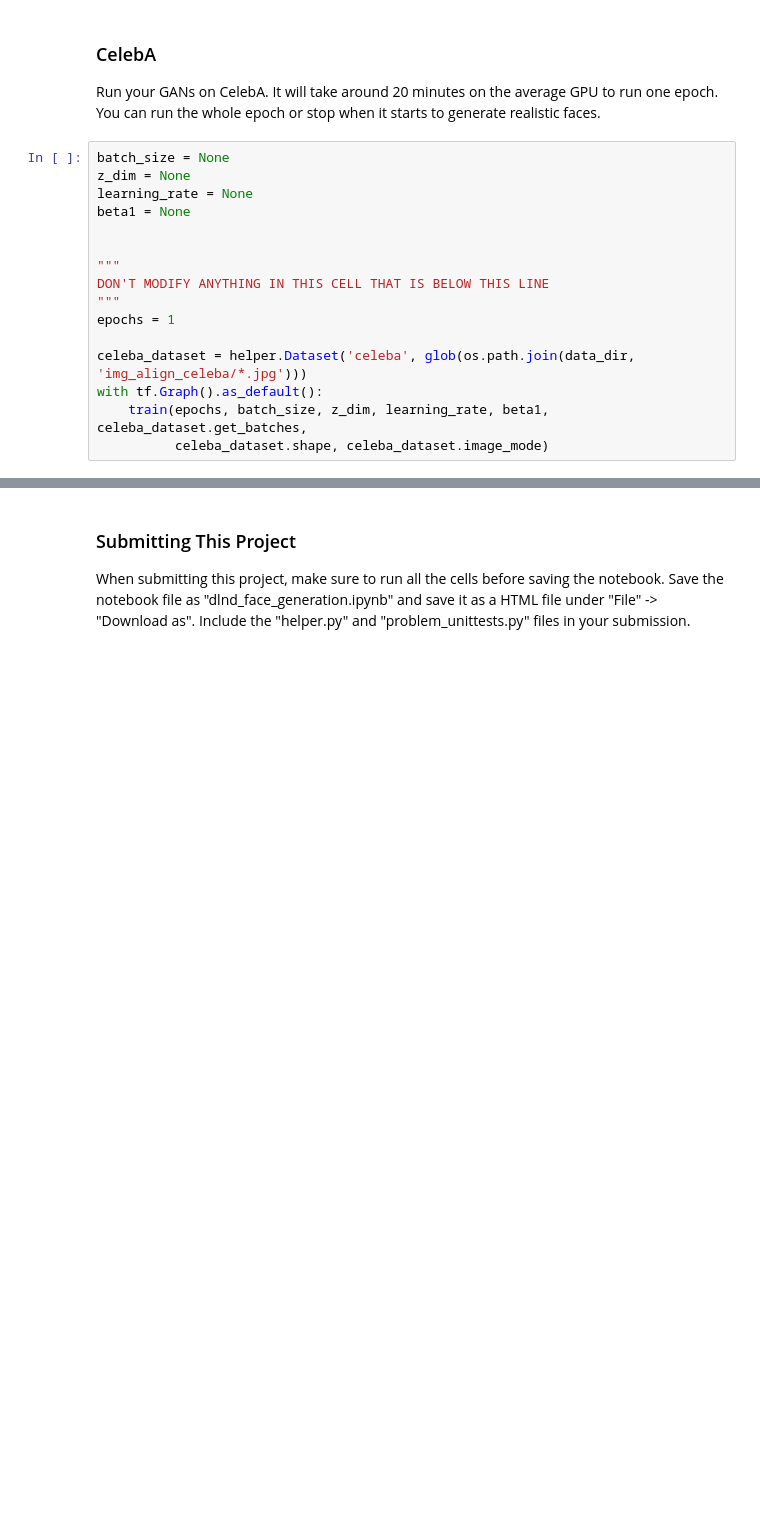
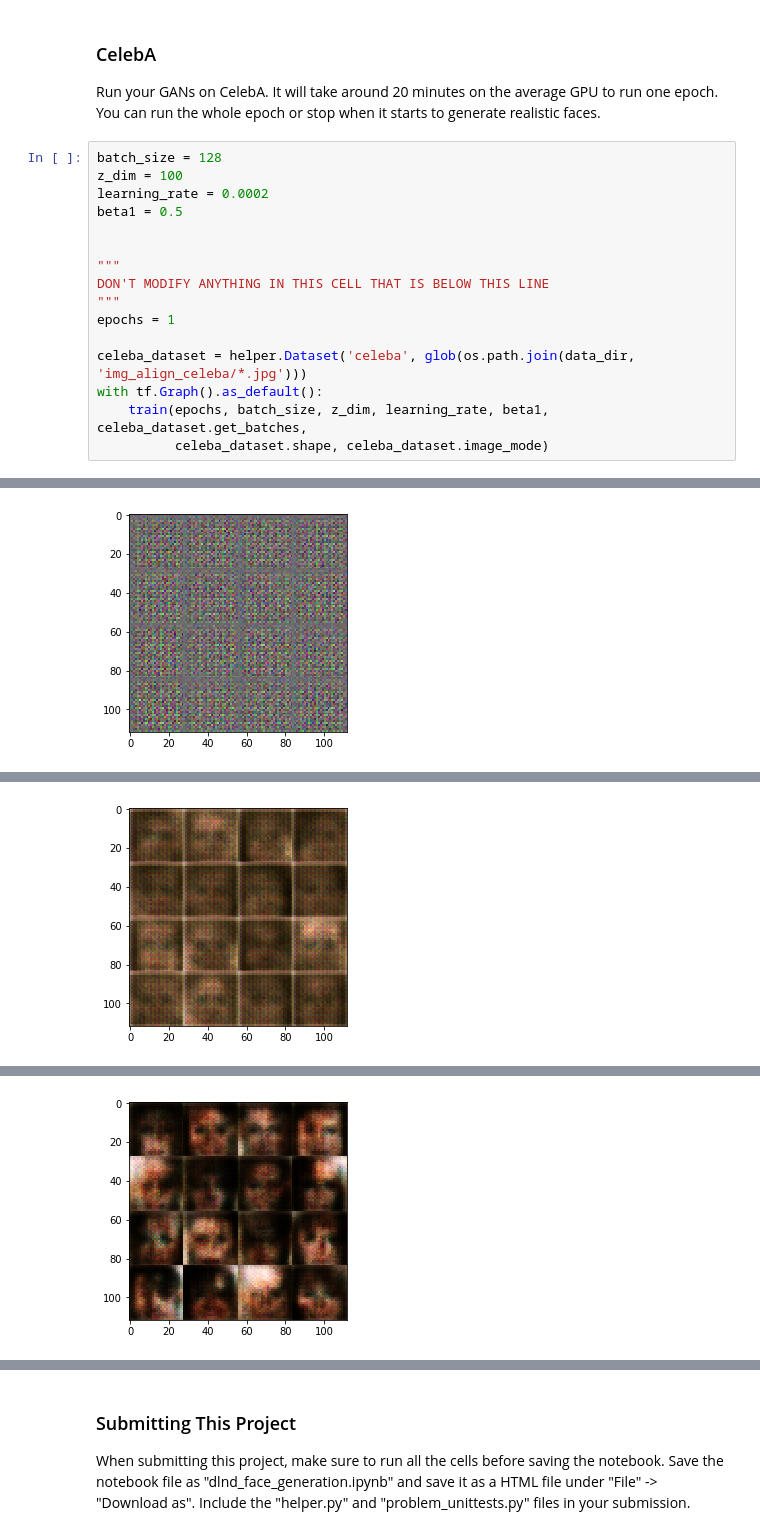
Before and after one commit to byanofsky/gan-face-generation, a Jupyter notebook: dlnd_face_generation.ipynb, the cells around one changed output, grey strips where cells are left out. Saved outputs shown, nothing was run; the diff lists cells and outputs as text; blank space fills up the shorter version.

```diff
--- a/dlnd_face_generation.ipynb
+++ b/dlnd_face_generation.ipynb
@@ -445,10 +451,10 @@ IndexError: list index out of range
 ### CelebA
 Run your GANs on CelebA.  It will take around 20 minutes on the average GPU to run one epoch.  You can run the whole epoch or stop when it starts to generate realistic faces.
 # %%
-batch_size = None
-z_dim = None
-learning_rate = None
-beta1 = None
+batch_size = 128
+z_dim = 100
+learning_rate = 0.0002
+beta1 = 0.5
 
 
 """
@@ -460,3 +466,4 @@ celeba_dataset = helper.Dataset('celeba', glob(os.path.join(data_dir, 'img_align
 with tf.Graph().as_default():
     train(epochs, batch_size, z_dim, learning_rate, beta1, celeba_dataset.get_batches,
           celeba_dataset.shape, celeba_dataset.image_mode)
+# %% [output]
@@ -462,0 +471 @@ with tf.Graph().as_default():
+[figure, added]
@@ -462,0 +482 @@ with tf.Graph().as_default():
+[figure, added]
@@ -462,0 +493 @@ with tf.Graph().as_default():
+[figure, added]
```
Also changed, not shown: parts of 5 cells of this notebook, 1 other file.
